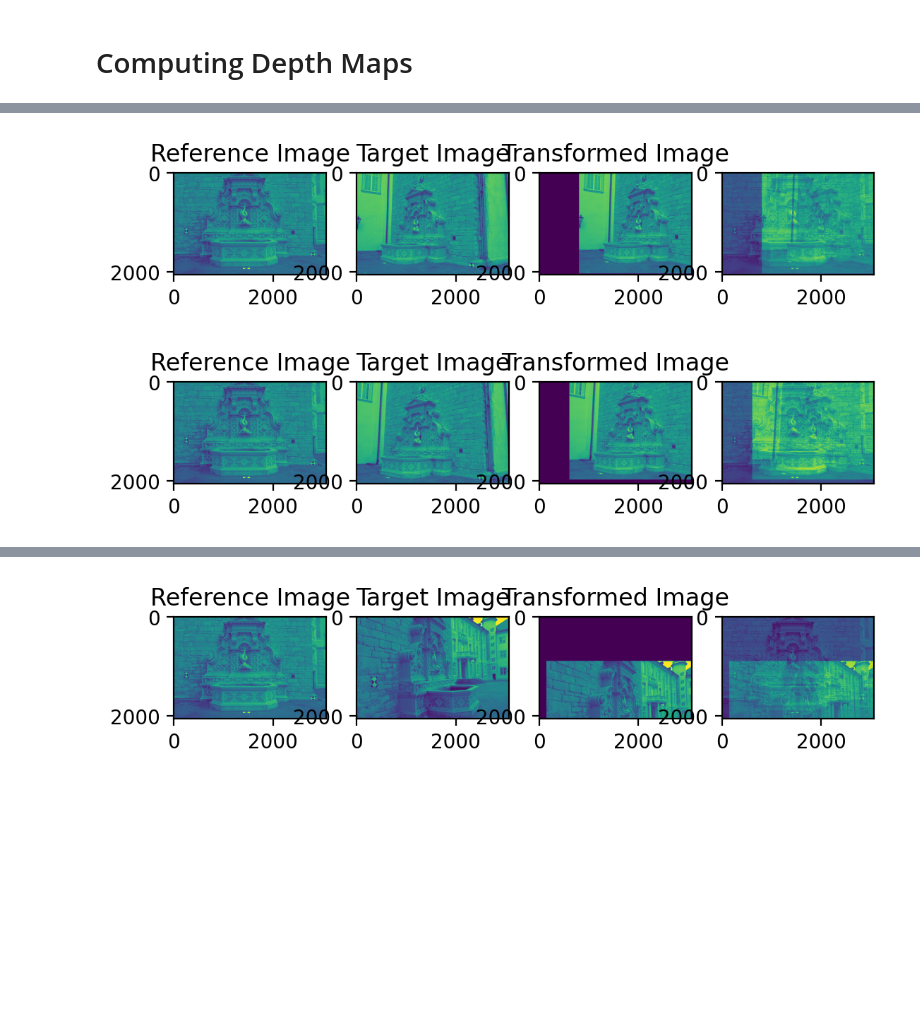
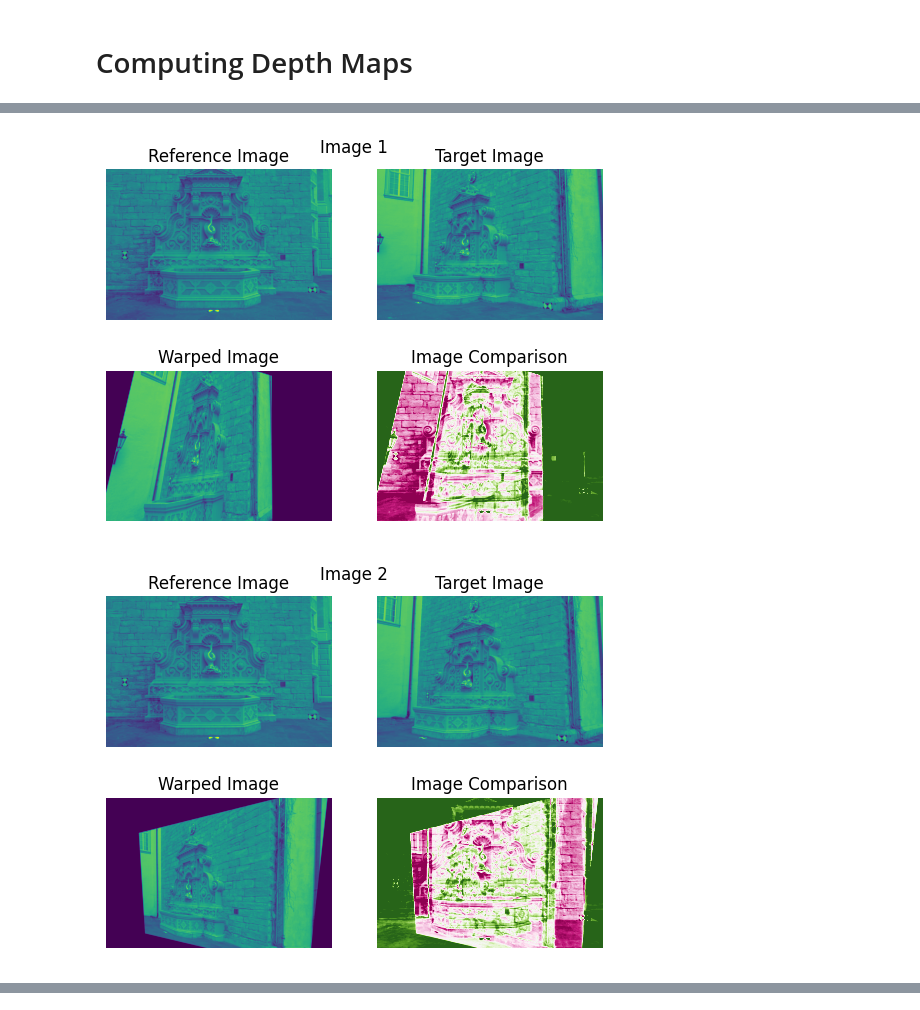
Before and after one commit to uhseam/CS482-Final, a Jupyter notebook: main.ipynb, the cells around one changed output, grey strips where cells are left out. Drawn from its saved outputs; the diff is of its cells as text; code cells hidden in the pictures; blank space fills up the shorter version.

Commit message:
image transformation pipeline

```diff
--- a/main.ipynb
+++ b/main.ipynb
@@ -120,8 +120,8 @@ def compute_match_score_zncc(patch_a, patch_b):
 # %%
 # load static parameters manually
 
-# load intrinsic camera matrices
-I = np.array([[2759.48, 0,       1520.69],
+# load intrinsic camera matrix
+ip = np.array([[2759.48, 0,       1520.69],
                [0,       2764.16, 1006.81],
                [0,       0,       1      ]])
 
@@ -210,5 +213,6 @@ img10 = load_image_gray('fountain_dense_images/0010.png')
 # %%
 #Compute Homographies
+
 def compute_translation_mat(image_transformed, image_base):
     # From: https://docs.opencv.org/master/d1/de0/tutorial_py_feature_homography.html
     img1 = (image_base*255).astype(np.uint8)
@@ -233,38 +237,51 @@ def compute_translation_mat(image_transformed, image_base):
     src_pts = np.float32([ kp1[m.queryIdx].pt for m in good ]).reshape(-1,1,2)
     dst_pts = np.float32([ kp2[m.trainIdx].pt for m in good ]).reshape(-1,1,2)
 
-    A = cv.estimateAffinePartial2D(src_pts, dst_pts)[0]
-    print(A)
-    print(A[0, 2])
-    H = np.eye(3)
-    H[0, 2] = A[0, 2]
-    H[1, 2] = A[1, 2]
-    return np.linalg.inv(H)
+    H, _ = cv.findHomography(src_pts, dst_pts)
+    return H
 
 extrinsic_matrices = [ep_00, ep_01, ep_02, ep_03, ep_04, ep_05, ep_06, ep_07, ep_08, ep_09, ep_10]
 
 imgs = [img0, img1, img2, img3, img4, img5, img6, img7, img8, img9, img10]
 
+positions = [cmpos_00, cmpos_01, cmpos_02, cmpos_03, cmpos_04, cmpos_05, cmpos_06, cmpos_07, cmpos_08, cmpos_09, cmpos_10]
 
-#compute projection matrices
-#P = np.dot(K, extrinsic_matrices[i])
+base_camera_matrix = np.dot(ip, extrinsic_matrices[5])
+
+K = ip
+K_inv = np.linalg.inv(K)
 
 for i in range(len(imgs)):
+    if i == 5:
+        continue
 
-    H = compute_translation_mat(imgs[i], img5)
+    H = compute_translation_mat(imgs[i], imgs[5])
     newImg = cv.warpPerspective(imgs[i],H,(resolution[0], resolution[1]),flags=cv.INTER_LINEAR)
 
-    plt.figure(dpi=200)
-    plt.subplot(1,4,1)
-    plt.title("")
+    plt.figure()
+    plt.axis('off')
+    if i >= 5:
+         plt.title(f'Image {i}')
+    else:
+         plt.title(f'Image {i+1}')
+
+    plt.subplot(2,2,1)
+    plt.axis('off')
+    plt.title('Reference Image')
     plt.imshow(img5)
-    plt.subplot(1,4,2)
-    plt.title("")
+
+    plt.subplot(2,2,2)
+    plt.axis('off')
+    plt.title('Target Image')
     plt.imshow(imgs[i])
-    plt.subplot(1,4,3)
-    plt.title("")
+
+    plt.subplot(2,2,3)
+    plt.axis('off')
+    plt.title('Warped Image')
     plt.imshow(newImg)
-    plt.subplot(1,4,4)
-    plt.title("")
-    plt.imshow(img5 + newImg)
+
+    plt.subplot(2,2,4)
+    plt.axis('off')
+    plt.title('Image Comparison')
+    plt.imshow(imgs[5] - newImg, vmin=-0.3, vmax=0.3, cmap='PiYG')
 # %% [output]
@@ -288,2 +305,2 @@ for i in range(len(imgs)):
-[figure, old version]
+[figure, new version]
-[figure, old version]
+[figure, new version]
@@ -298 +314,0 @@ for i in range(len(imgs)):
-[figure, removed]
```
Also changed, not shown: parts of 2 cells of this notebook.
